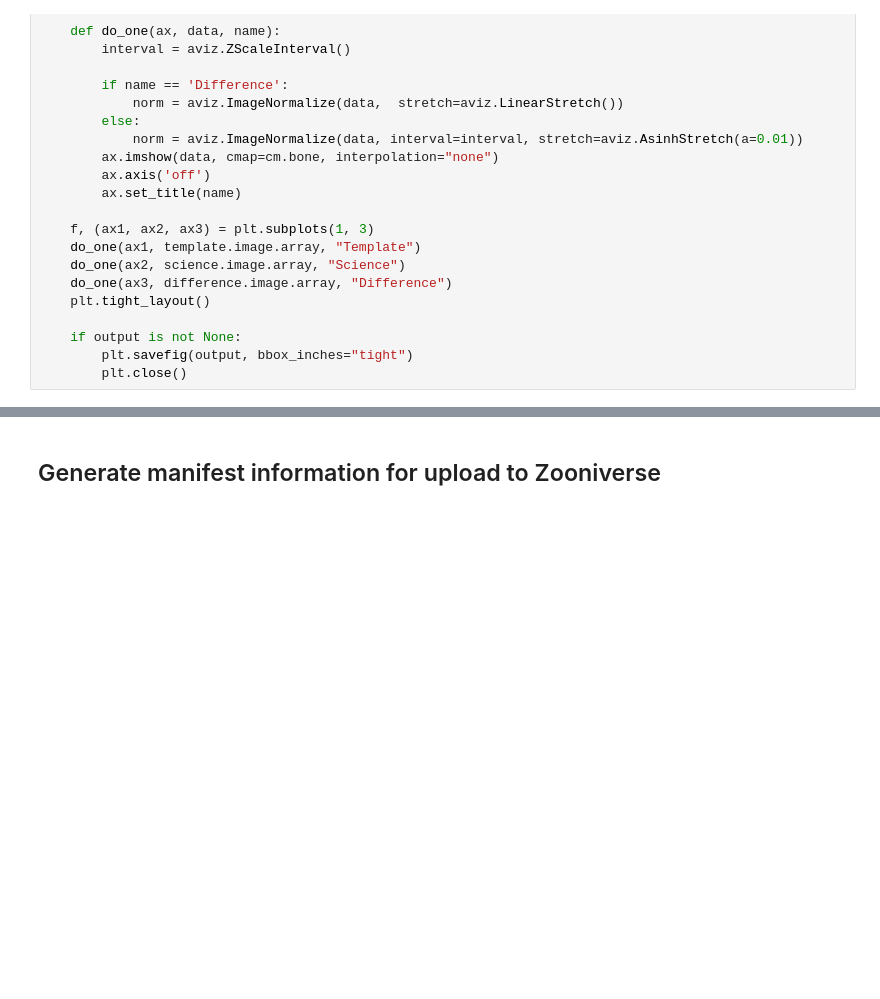
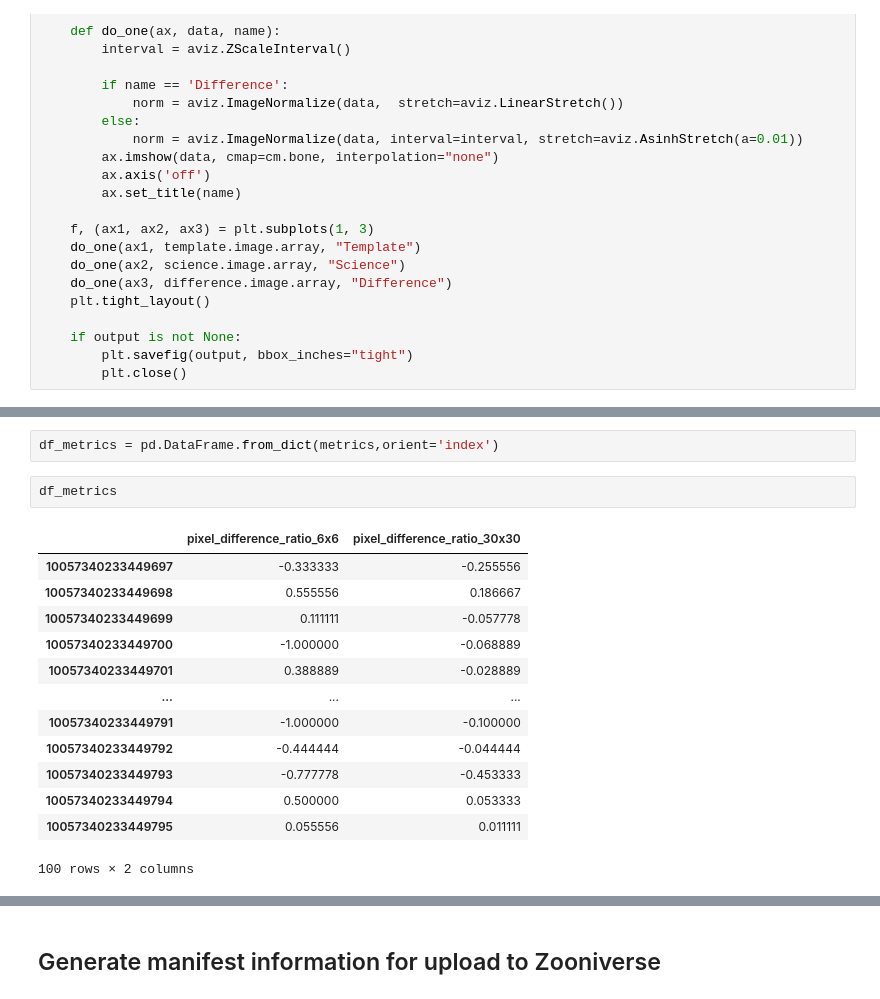
Before and after one commit to lsst-dm/ap_pipe-notebooks, a Jupyter notebook: notebooks/diffim_sprint_cutouts.ipynb, the cells around one changed output, grey strips where cells are left out. Saved outputs shown, nothing was run; the diff lists cells and outputs as text; blank space fills up the shorter version.

```diff
--- a/notebooks/diffim_sprint_cutouts.ipynb
+++ b/notebooks/diffim_sprint_cutouts.ipynb
@@ -118,0 +171,18 @@ plot_cutout(exposure, difference, template)
+# %%
+df_metrics = pd.DataFrame.from_dict(metrics,orient='index')
+# %%
+df_metrics
+# %% [output]
+|  | pixel_difference_ratio_6x6 | pixel_difference_ratio_30x30 |
+| 10057340233449697 | -0.333333 | -0.255556 |
+| 10057340233449698 | 0.555556 | 0.186667 |
+| 10057340233449699 | 0.111111 | -0.057778 |
+| 10057340233449700 | -1.000000 | -0.068889 |
+| 10057340233449701 | 0.388889 | -0.028889 |
+| ... | ... | ... |
+| 10057340233449791 | -1.000000 | -0.100000 |
+| 10057340233449792 | -0.444444 | -0.044444 |
+| 10057340233449793 | -0.777778 | -0.453333 |
+| 10057340233449794 | 0.500000 | 0.053333 |
+| 10057340233449795 | 0.055556 | 0.011111 |
+100 rows × 2 columns
```
Also changed, not shown: parts of 11 cells of this notebook.
